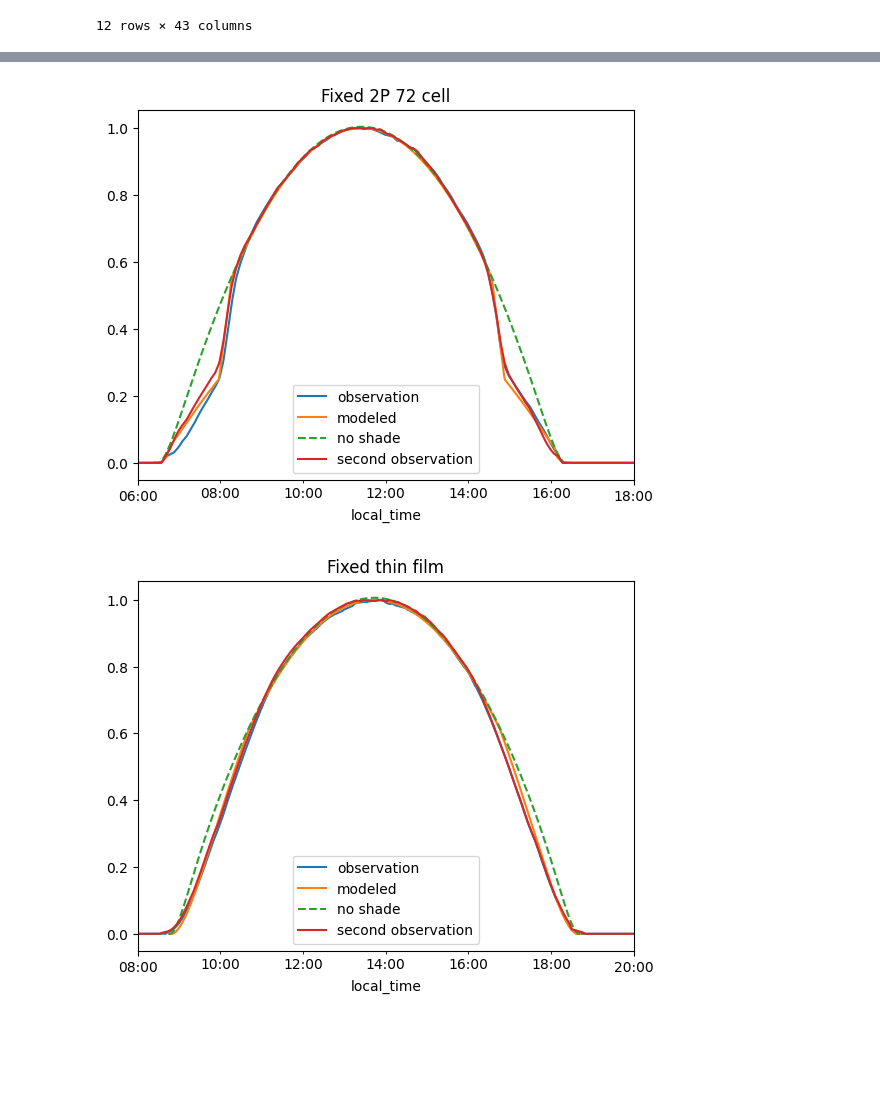
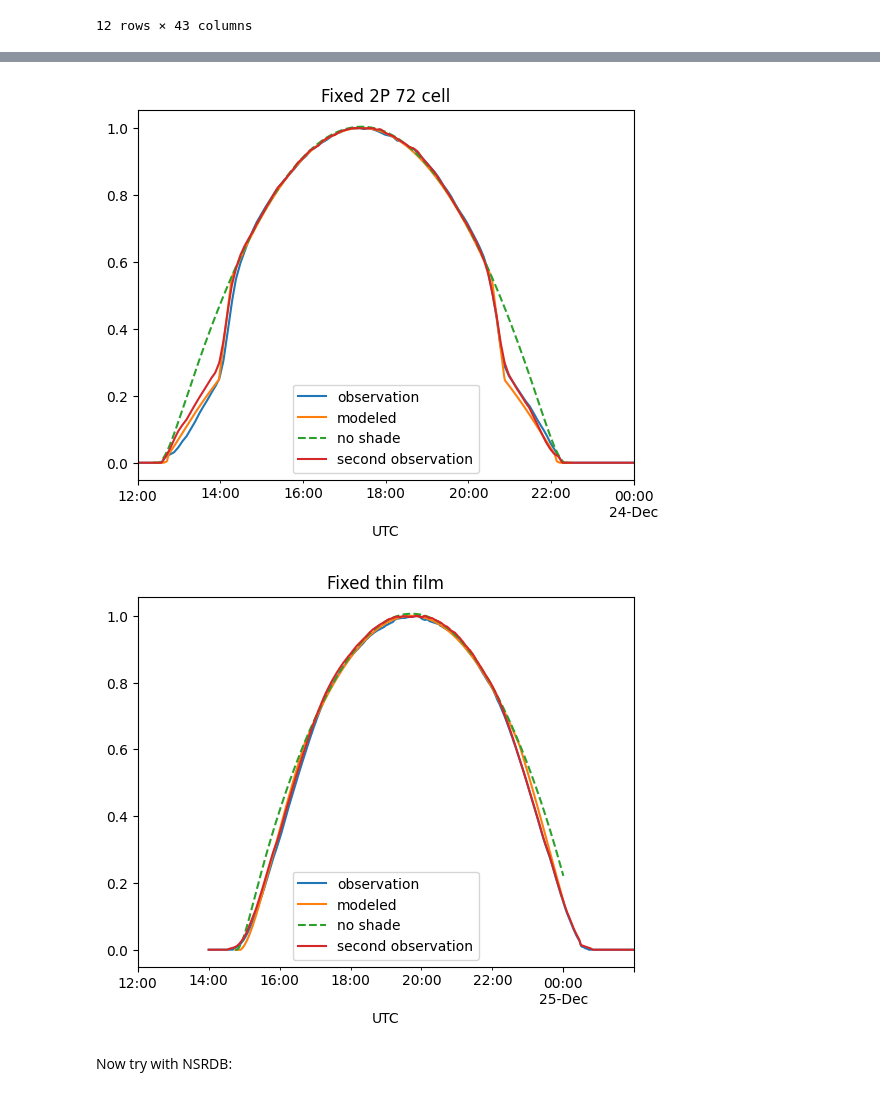
Before and after one commit to williamhobbs/2024_pvpmc_self_shade, a Jupyter notebook: 2024_pvpmc_self_shade_rev2.ipynb, the cells around one changed output, grey strips where cells are left out. Cells and saved outputs as stored; diff of their text form; code cells hidden in the pictures; blank space fills up the shorter version.

```diff
--- a/2024_pvpmc_self_shade_rev2.ipynb
+++ b/2024_pvpmc_self_shade_rev2.ipynb
@@ -164,8 +164,8 @@ def plant_power_with_shade_losses(
         poa_front_total_with_direct_shade[n] = irrad_inf_sh['poa_front_diffuse'] + ((1-fs[n]) * poa_front_direct_unshaded)
 
         # diffuse fraction for each course/string
-        fd[n] = irrad_inf_sh['poa_front_diffuse'] / poa_front_total_with_direct_shade[n]
-        # fd[n] = irrad_inf_sh['poa_front_diffuse'] / (poa_front_total_without_direct_shade)
+        # fd[n] = irrad_inf_sh['poa_front_diffuse'] / poa_front_total_with_direct_shade[n]
+        fd[n] = irrad_inf_sh['poa_front_diffuse'] / (poa_front_total_without_direct_shade)
 
         # calculate shade loss for each course/string
         if shade_loss_model == 'linear':
@@ -467,16 +465,16 @@ unit_id2 = 51
 # read in normalized observed power from a reference plant
 power_obs = pd.read_csv('sample_data/plant_' + str(unit_id) + '.csv',
                         index_col=0,
-                        parse_dates = ["local_time"])
+                        parse_dates = ["UTC"])
 power_obs2 = pd.read_csv('sample_data/plant_' + str(unit_id2) + '.csv',
                         index_col=0,
-                        parse_dates = ["local_time"])
+                        parse_dates = ["UTC"])
 
 # convert row of dataframe to a dictionary to be passed to power function
 plant_data = plants_df.loc[unit_id].dropna().to_dict()
 
 # make some clear sky resource data. Can replace with NSRDB data later
-times = pd.date_range('2021-12-23 6:00', '2021-12-23 18:00', freq='1min', tz='Etc/GMT+6')
+times = pd.date_range('2021-12-23 12:00', '2021-12-24 00:00', freq='1min', tz='UTC')
 loc = pvlib.location.Location(latitude=plant_data['latitude'], longitude=plant_data['longitude'], tz=times.tz)
 resource_data = loc.get_clearsky(times)
 resource_data['temp_air'] = 15 # use 15 deg C as generic value
@@ -502,7 +500,7 @@ plt.legend(['observation','modeled','no shade', 'second observation'])
 plt.title(plant_data['unit_name'])
 plt.show()
 # %% [output]
-[figure, old version]
+[figure, new version]
 # %%
 # pick plant/inv unit number:
 unit_id = 60
@@ -511,39 +509,41 @@ unit_id2 = 61
 # read in normalized observed power from a reference plant
 power_obs = pd.read_csv('sample_data/plant_' + str(unit_id) + '.csv',
                         index_col=0,
-                        parse_dates = ["local_time"])
+                        parse_dates = ["UTC"])
 power_obs2 = pd.read_csv('sample_data/plant_' + str(unit_id2) + '.csv',
                         index_col=0,
-                        parse_dates = ["local_time"])
+                        parse_dates = ["UTC"])
 
 # convert row of dataframe to a dictionary to be passed to power function
 plant_data = plants_df.loc[unit_id].dropna().to_dict()
 
 # make some clear sky resource data. Can replace with NSRDB data later
-times = pd.date_range('2022-12-24 8:00', '2022-12-24 20:00', freq='1min', tz='Etc/GMT+6')
+times = pd.date_range('2022-12-24 12:00', '2022-12-25 00:00', freq='1min', tz='UTC')
 loc = pvlib.location.Location(latitude=plant_data['latitude'], longitude=plant_data['longitude'], tz=times.tz)
 resource_data = loc.get_clearsky(times)
 resource_data['temp_air'] = 15 # use 15 deg C as generic value
 resource_data['wind_speed'] = 2 # use 2 m/s as generic value
 resource_data['albedo'] = 0.2 # use 0.2 as a generic value
 
 power_ac_modeled = plant_power_with_shade_losses(resource_data, **plant_data)
 
 # negligible shade w/ linear loss model
 plant_data_new = { **plant_data,
                   'gcr':0.00000001,
                   'row_side_num_mods':1,
                   'shade_loss_type':'linear',
                   'cell_type':'thin-film',
                   }
 power_ac_no_shade = plant_power_with_shade_losses(resource_data, **plant_data_new)
 
 (power_obs / power_obs.max()).plot()
 (power_ac_modeled / power_ac_modeled.max()).plot()
 (power_ac_no_shade / power_ac_modeled.max()).plot(linestyle='--')
 (power_obs2.observed_power / power_obs2.observed_power.max()).plot()
 plt.legend(['observation','modeled','no shade', 'second observation'])
 plt.title(plant_data['unit_name'])
 plt.show()
 # %% [output]
-[figure, old version]
+[figure, new version]
+# %% [markdown]
+Now try with NSRDB:
```
Also changed, not shown: parts of 7 cells of this notebook.
